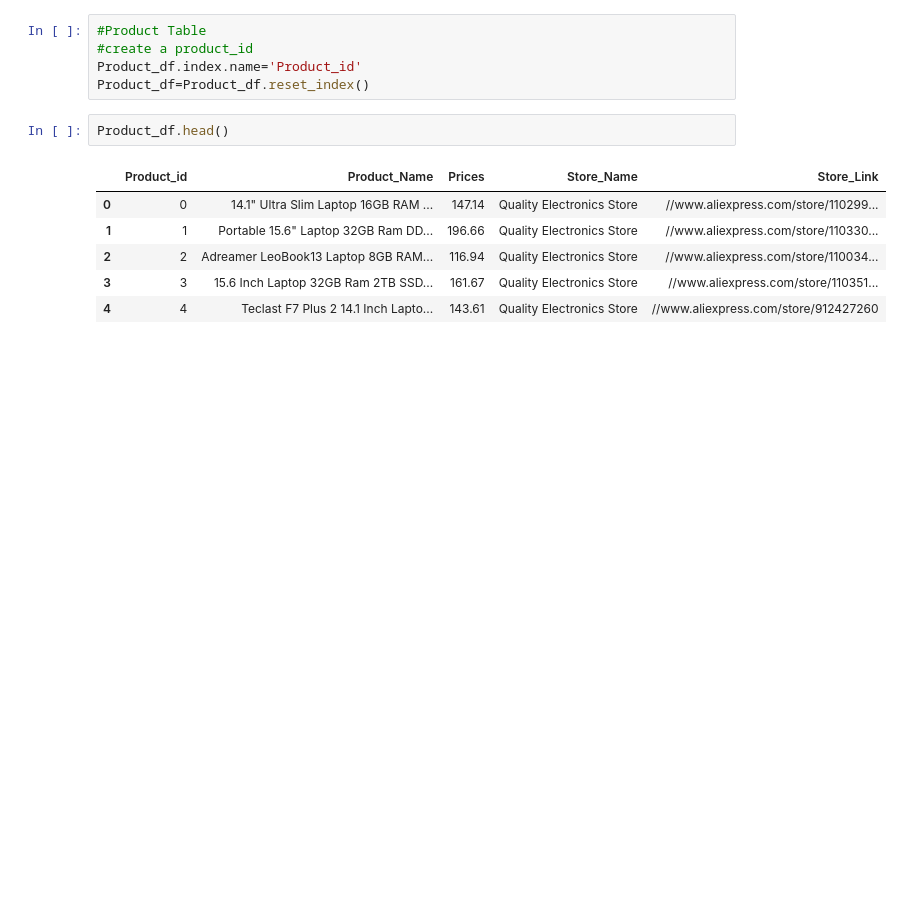
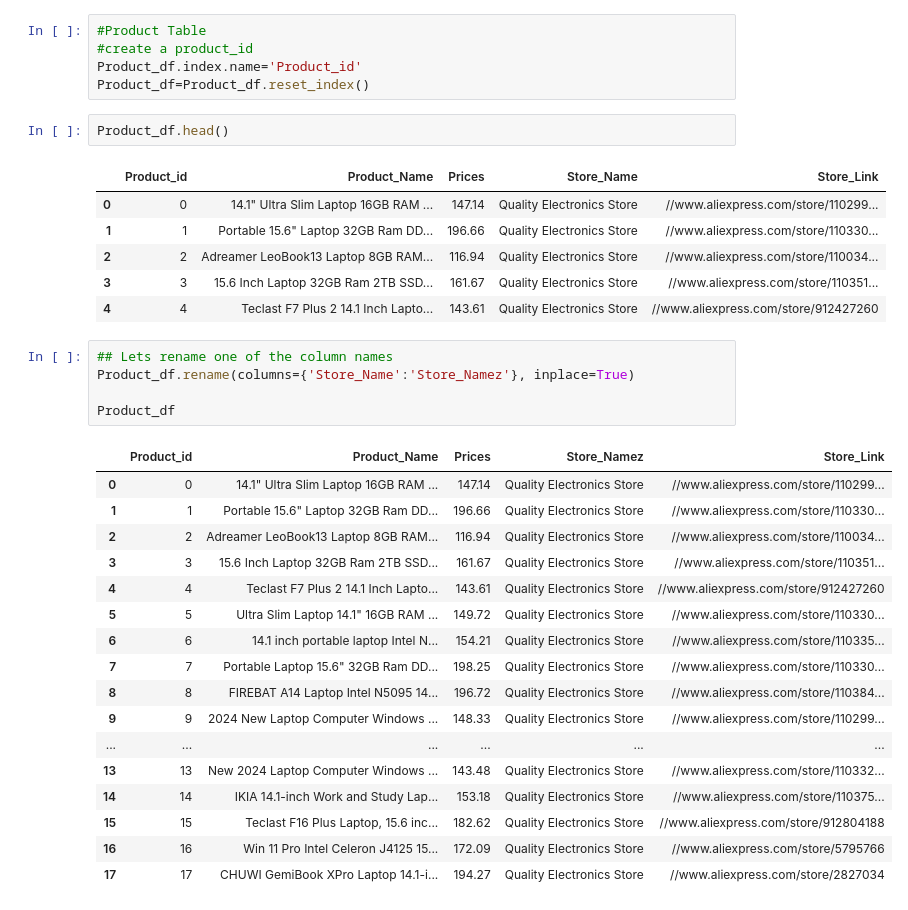
Before and after one commit to joseyMe/Junba_ecommerce, a Jupyter notebook: junba_etl.ipynb, the cells around one changed output. Cells and saved outputs as stored; diff of their text form; blank space fills up the shorter version.

```diff
--- a/junba_etl.ipynb
+++ b/junba_etl.ipynb
@@ -276,3 +276,26 @@ Product_df.head()
 | 2 | 2 | Adreamer LeoBook13 Laptop 8GB RAM... | 116.94 | Quality Electronics Store | //www.aliexpress.com/store/110034... |
 | 3 | 3 | 15.6 Inch Laptop 32GB Ram 2TB SSD... | 161.67 | Quality Electronics Store | //www.aliexpress.com/store/110351... |
 | 4 | 4 | Teclast F7 Plus 2 14.1 Inch Lapto... | 143.61 | Quality Electronics Store | //www.aliexpress.com/store/912427260 |
+# %%
+## Lets rename one of the column names
+Product_df.rename(columns={'Store_Name':'Store_Namez'}, inplace=True)
+
+Product_df
+# %% [output]
+|  | Product_id | Product_Name | Prices | Store_Namez | Store_Link |
+| 0 | 0 | 14.1" Ultra Slim Laptop 16GB RAM ... | 147.14 | Quality Electronics Store | //www.aliexpress.com/store/110299... |
+| 1 | 1 | Portable 15.6" Laptop 32GB Ram DD... | 196.66 | Quality Electronics Store | //www.aliexpress.com/store/110330... |
+| 2 | 2 | Adreamer LeoBook13 Laptop 8GB RAM... | 116.94 | Quality Electronics Store | //www.aliexpress.com/store/110034... |
+| 3 | 3 | 15.6 Inch Laptop 32GB Ram 2TB SSD... | 161.67 | Quality Electronics Store | //www.aliexpress.com/store/110351... |
+| 4 | 4 | Teclast F7 Plus 2 14.1 Inch Lapto... | 143.61 | Quality Electronics Store | //www.aliexpress.com/store/912427260 |
+| 5 | 5 | Ultra Slim Laptop 14.1" 16GB RAM ... | 149.72 | Quality Electronics Store | //www.aliexpress.com/store/110330... |
+| 6 | 6 | 14.1 inch portable laptop Intel N... | 154.21 | Quality Electronics Store | //www.aliexpress.com/store/110335... |
+| 7 | 7 | Portable Laptop 15.6" 32GB Ram DD... | 198.25 | Quality Electronics Store | //www.aliexpress.com/store/110330... |
+| 8 | 8 | FIREBAT A14 Laptop Intel N5095 14... | 196.72 | Quality Electronics Store | //www.aliexpress.com/store/110384... |
+| 9 | 9 | 2024 New Laptop Computer Windows ... | 148.33 | Quality Electronics Store | //www.aliexpress.com/store/110299... |
+| ... | ... | ... | ... | ... | ... |
+| 13 | 13 | New 2024 Laptop Computer Windows ... | 143.48 | Quality Electronics Store | //www.aliexpress.com/store/110332... |
+| 14 | 14 | IKIA 14.1-inch Work and Study Lap... | 153.18 | Quality Electronics Store | //www.aliexpress.com/store/110375... |
+| 15 | 15 | Teclast F16 Plus Laptop, 15.6 inc... | 182.62 | Quality Electronics Store | //www.aliexpress.com/store/912804188 |
+| 16 | 16 | Win 11 Pro Intel Celeron J4125 15... | 172.09 | Quality Electronics Store | //www.aliexpress.com/store/5795766 |
+| 17 | 17 | CHUWI GemiBook XPro Laptop 14.1-i... | 194.27 | Quality Electronics Store | //www.aliexpress.com/store/2827034 |
```
Also changed, not shown: parts of 5 cells of this notebook.
